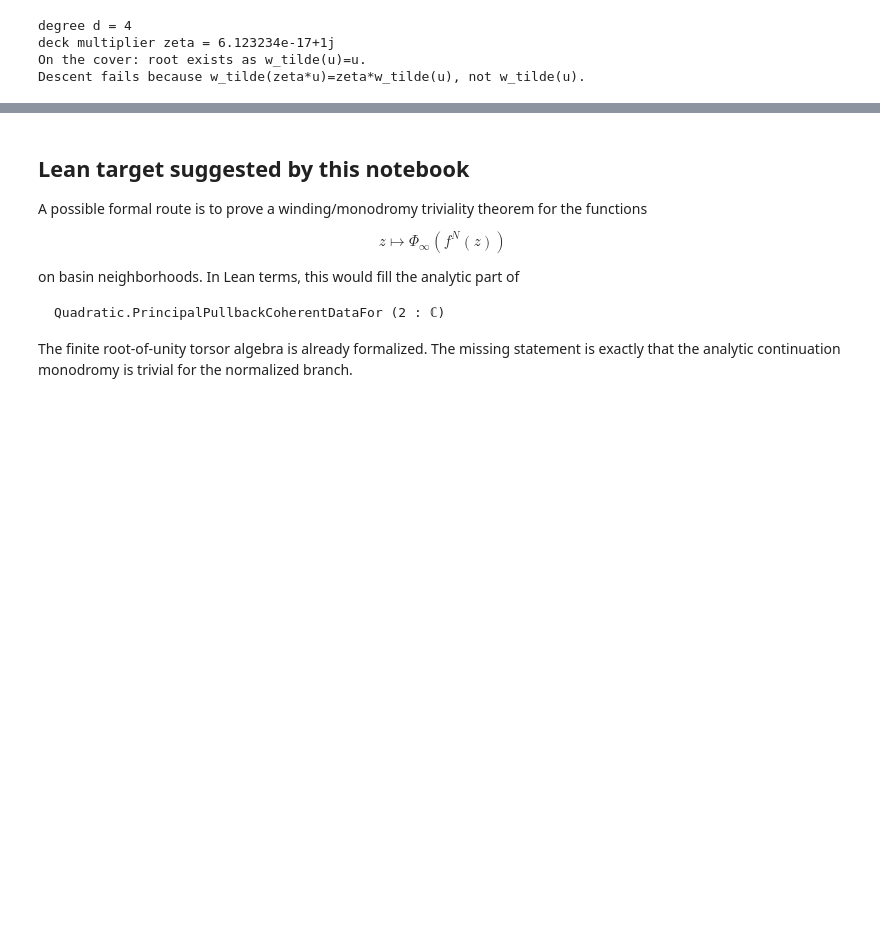
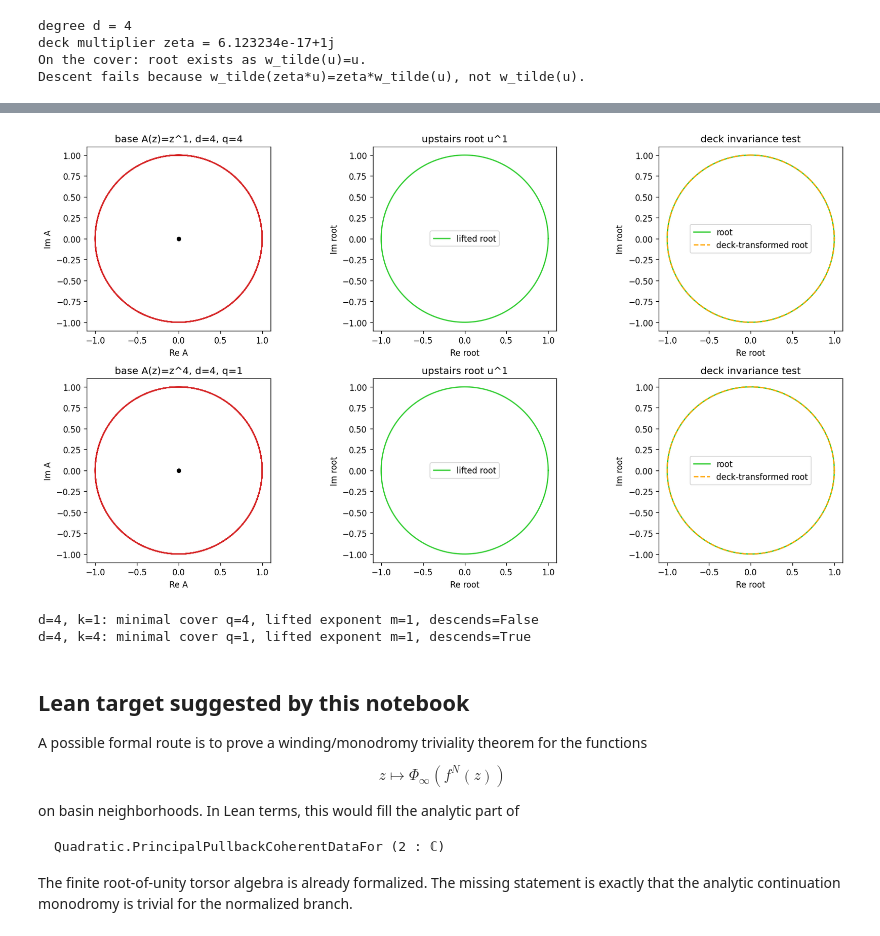
Before and after one commit to kirill-kondrashov/mlc, a Jupyter notebook: notebooks/nonzero_winding_root_monodromy.ipynb, the cells around one changed output, grey strips where cells are left out. Cells and saved outputs as stored; diff of their text form; code cells hidden in the pictures; blank space fills up the shorter version.

```diff
--- a/notebooks/nonzero_winding_root_monodromy.ipynb
+++ b/notebooks/nonzero_winding_root_monodromy.ipynb
@@ -321,3 +438,56 @@ Descent fails because w_tilde(zeta*u)=zeta*w_tilde(u), not w_tilde(u).
+# %%
+def cover_model(d, k, samples=600):
+    q = d // gcd(d, k) if k != 0 else 1
+    m = k * q // d
+    t = np.linspace(0, 2*np.pi, samples)
+    u = np.exp(1j * t)
+    z = u**q
+    A_base = z**k
+    lifted_root = u**m
+    eta = cmath.exp(2j * math.pi / q) if q > 1 else 1
+    deck_root = (eta * u)**m
+    return q, m, z, A_base, lifted_root, deck_root
+
+examples = [(4, 1), (4, 4)]
+fig, axes = plt.subplots(len(examples), 3, figsize=(15, 8))
+for row, (d, k) in enumerate(examples):
+    q, m, z, A_base, lifted_root, deck_root = cover_model(d, k)
+    ax = axes[row, 0]
+    ax.plot(A_base.real, A_base.imag, color='tab:red')
+    ax.scatter([0], [0], color='black', s=20)
+    ax.set_aspect('equal', adjustable='box')
+    ax.set_title(f'base A(z)=z^{k}, d={d}, q={q}')
+    ax.set_xlabel('Re A')
+    ax.set_ylabel('Im A')
+
+    ax = axes[row, 1]
+    ax.plot(lifted_root.real, lifted_root.imag, color='limegreen', label='lifted root')
+    ax.set_aspect('equal', adjustable='box')
+    ax.set_title(f'upstairs root u^{m}')
+    ax.set_xlabel('Re root')
+    ax.set_ylabel('Im root')
+    ax.legend()
+
+    ax = axes[row, 2]
+    ax.plot(lifted_root.real, lifted_root.imag, color='limegreen', label='root')
+    ax.plot(deck_root.real, deck_root.imag, color='orange', linestyle='--', label='deck-transformed root')
+    ax.set_aspect('equal', adjustable='box')
+    ax.set_title('deck invariance test')
+    ax.set_xlabel('Re root')
+    ax.set_ylabel('Im root')
+    ax.legend()
+
+fig.tight_layout()
+plt.show()
+
+for d, k in examples:
+    q, m, *_ = cover_model(d, k)
+    descends = (k % d) == 0
+    print(f'd={d}, k={k}: minimal cover q={q}, lifted exponent m={m}, descends={descends}')
+# %% [output]
+[figure, added]
+d=4, k=1: minimal cover q=4, lifted exponent m=1, descends=False
+d=4, k=4: minimal cover q=1, lifted exponent m=1, descends=True
 # %% [markdown]
 ## Lean target suggested by this notebook
 
```
Also changed, not shown: parts of 3 cells of this notebook.
